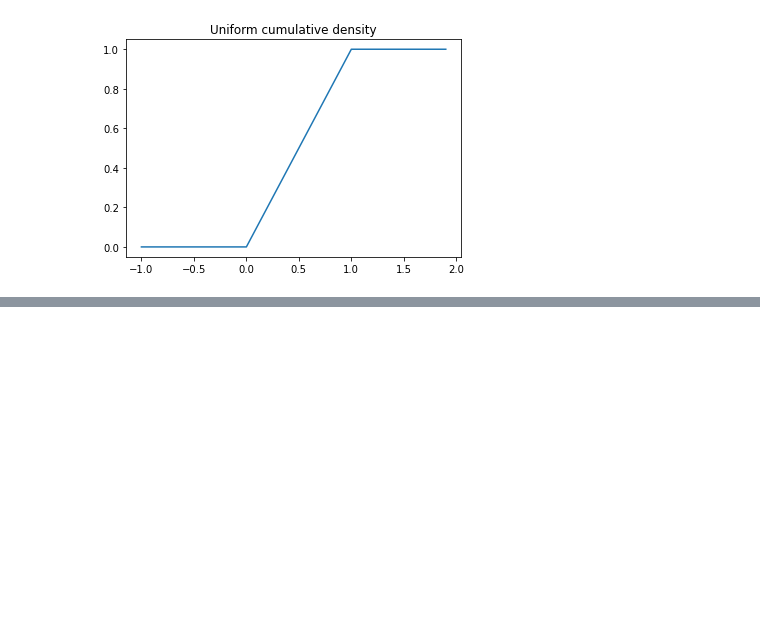
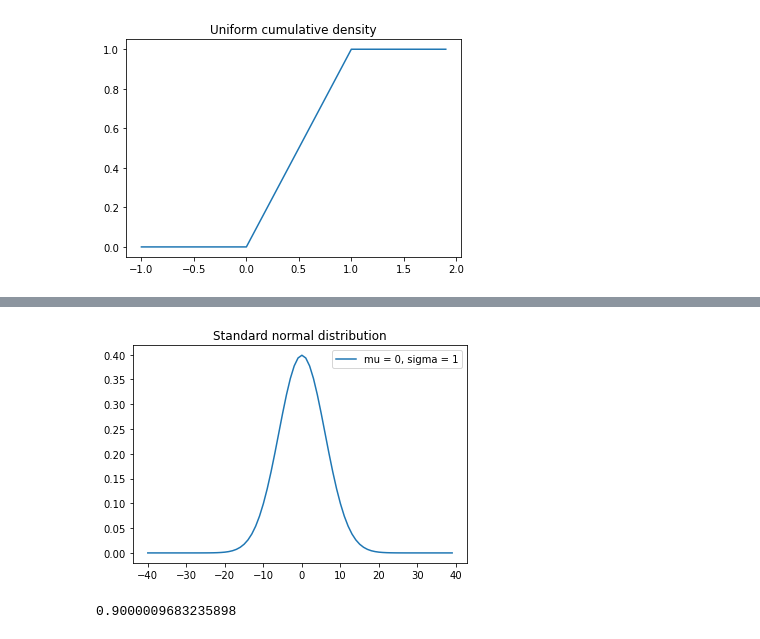
Before and after one commit to ivaturi/onepercent, a Jupyter notebook: ds/ds-from-scratch/ds-from-scratch.ipynb, the cells around one changed output, grey strips where cells are left out. Cells and saved outputs as stored; diff of their text form; code cells hidden in the pictures; blank space fills up the shorter version.

```diff
--- a/ds/ds-from-scratch/ds-from-scratch.ipynb
+++ b/ds/ds-from-scratch/ds-from-scratch.ipynb
@@ -72,0 +75,13 @@ plt.show()
+# %%
+# standard normal distribution
+x = range(-40,40)
+plt.plot(x, [prob.pdf_normal(xi/6, 0, 1) for xi in x], label="mu = 0, sigma = 1")
+plt.legend()
+plt.title("Standard normal distribution")
+plt.show()
+# %% [output]
+[figure, added]
+# %%
+prob.cdf_normal(prob.cdf_inverse_normal(0.9, 0, 1), 0, 1)
+# %% [output]
+0.9000009683235898
```
Also changed, not shown: parts of 5 cells of this notebook, 1 other file.
